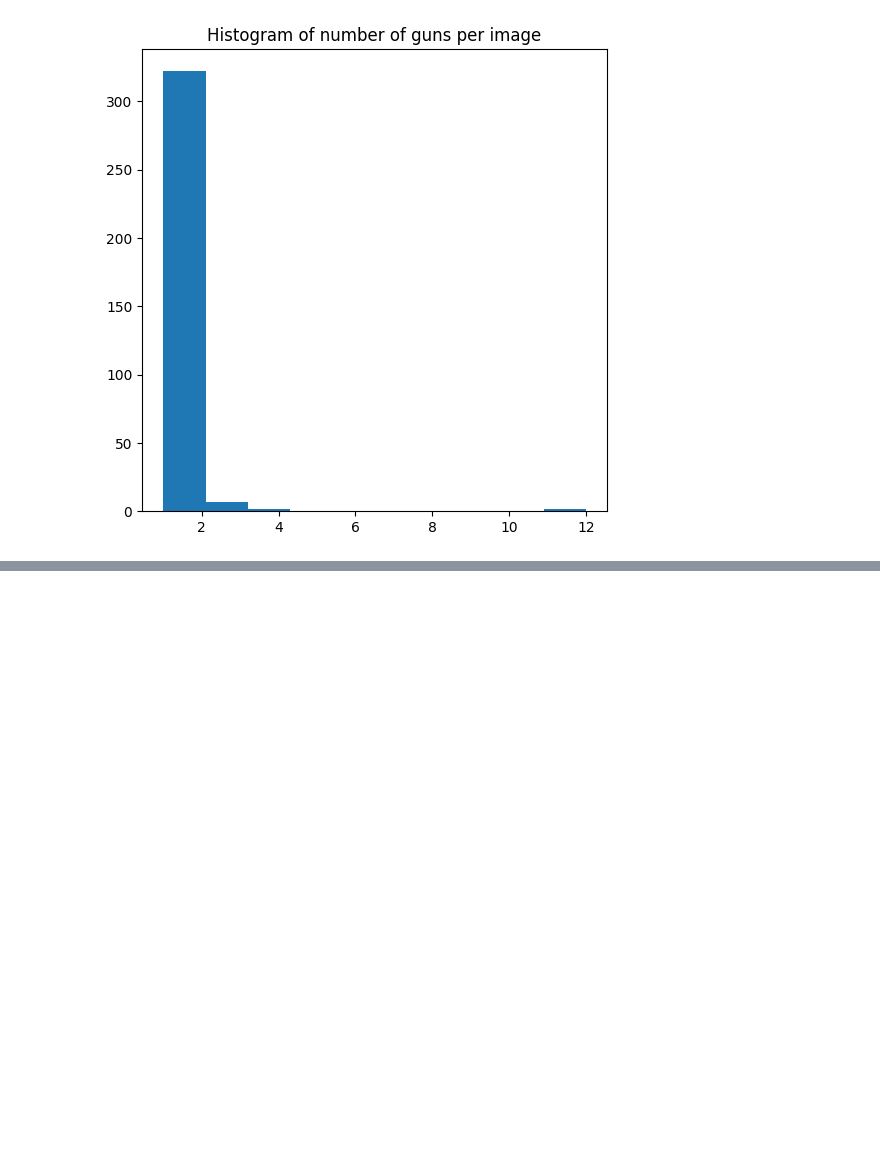
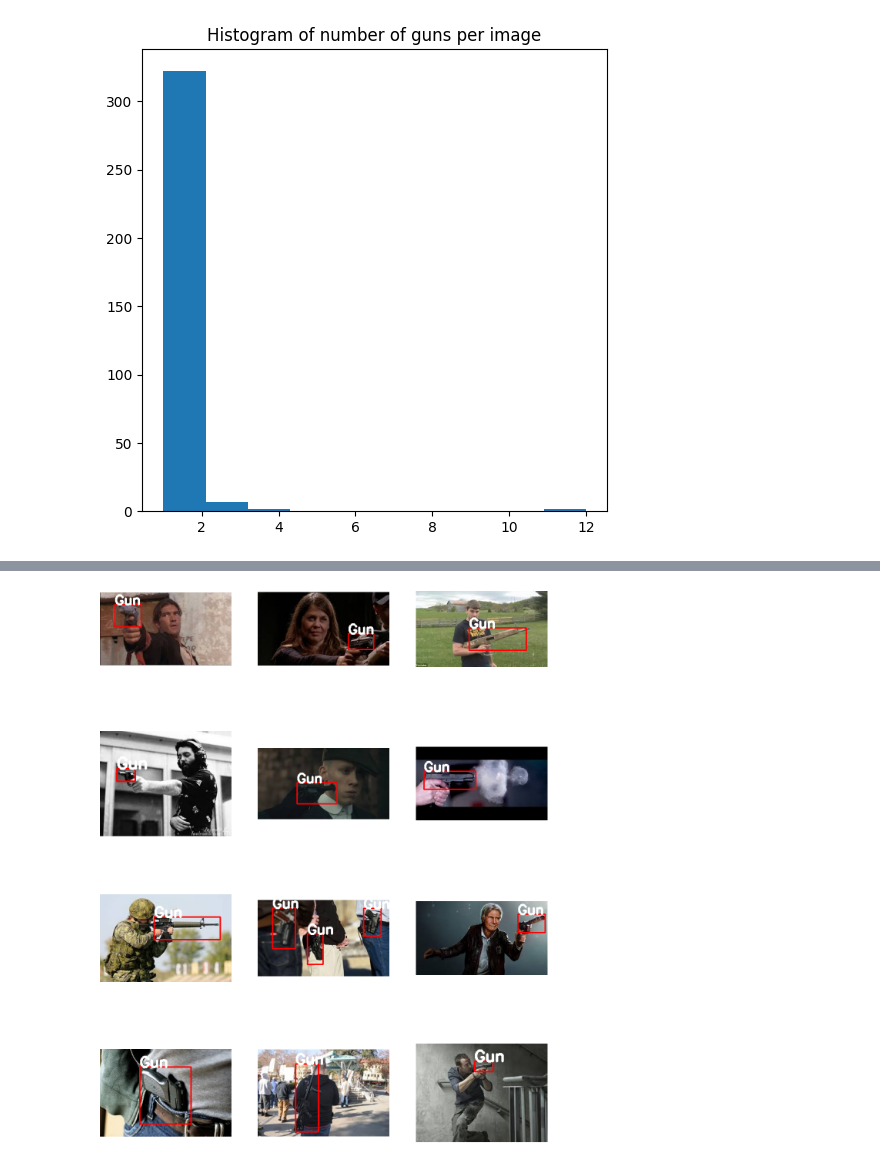
Before and after one commit to lonelyalpaca2003/gun-detection, a Jupyter notebook: notebooks/yolo_model.ipynb, the cells around one changed output, grey strips where cells are left out. Drawn from its saved outputs; the diff is of its cells as text; code cells hidden in the pictures; blank space fills up the shorter version.

```diff
--- a/notebooks/yolo_model.ipynb
+++ b/notebooks/yolo_model.ipynb
@@ -74,0 +100,36 @@ plot_hist(total_count_list, title = 'Histogram of number of guns per image')
+# %%
+def images_with_bbox_annots(image_dir, label_dir):
+    image_files = sorted(os.listdir(image_dir))
+
+    sample_images = random.sample(image_files, 12)
+
+    fig, axs = plt.subplots(4,3, figsize = (15,20))
+
+    for i, image in enumerate(sample_images):
+        image_path = os.path.join(image_dir, image)
+        label_path = os.path.join(label_dir, image[:-4] + "txt")
+        f = open(label_path)
+        lines = f.readlines()
+
+        image = cv2.imread(image_path)
+        image = cv2.cvtColor(image, cv2.COLOR_BGR2RGB)
+
+
+        for line in lines[1:]:
+            line = line.strip().split()
+
+            x_min, y_min, x_max, y_max = int(line[0]), int(line[1]), int(line[2]), int(line[3])
+
+            cv2.rectangle(image, (x_min,y_min), (x_max, y_max), (255,0,0), 2)
+            cv2.putText(image,'Gun', (x_min, y_min), cv2.FONT_HERSHEY_SIMPLEX,
+                        fontScale = 1, color = (255,255,255), thickness = 3)
+        row = i // 3
+        col = i % 3
+
+        axs[row, col].imshow(image)
+        axs[row, col].axis("off")
+    plt.show()
+# %%
+images_with_bbox_annots(image_path, label_path)
+# %% [output]
+[figure, added]
```
Also changed, not shown: parts of 3 cells of this notebook.
